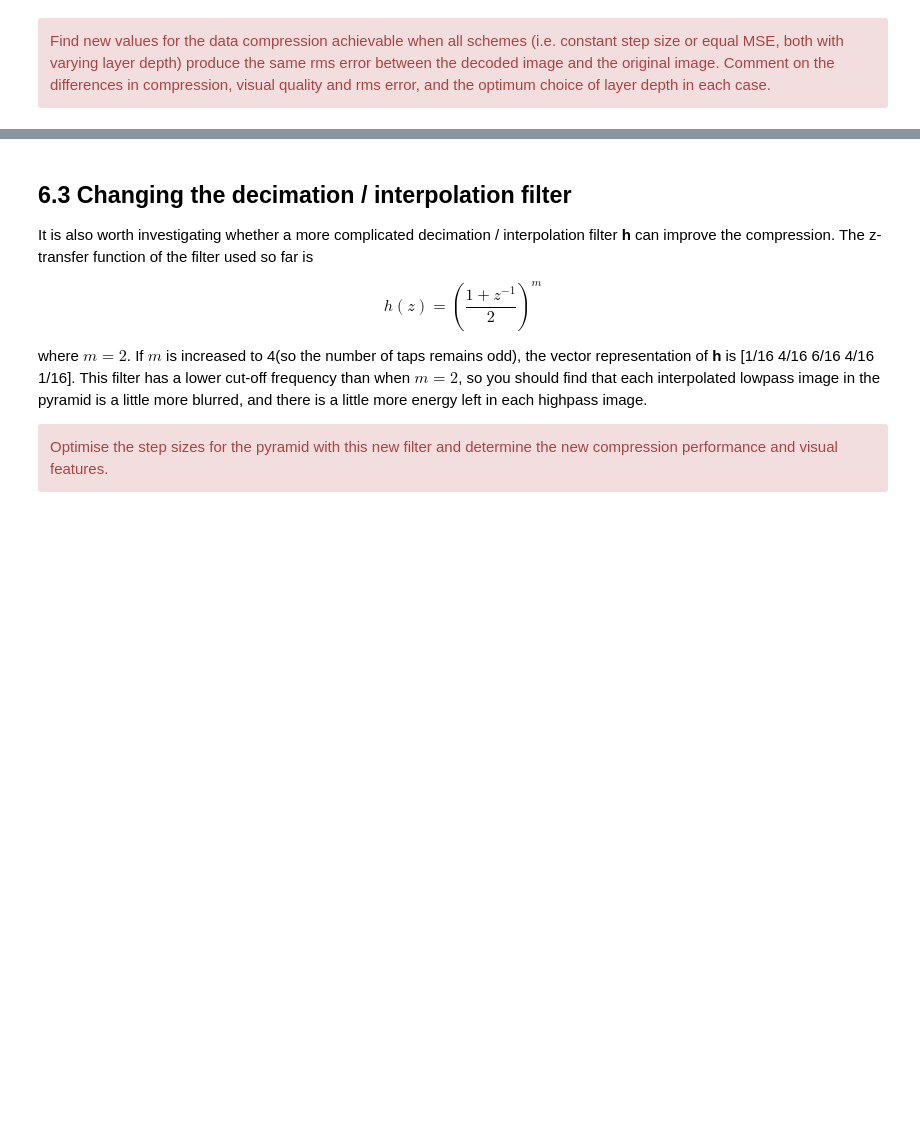
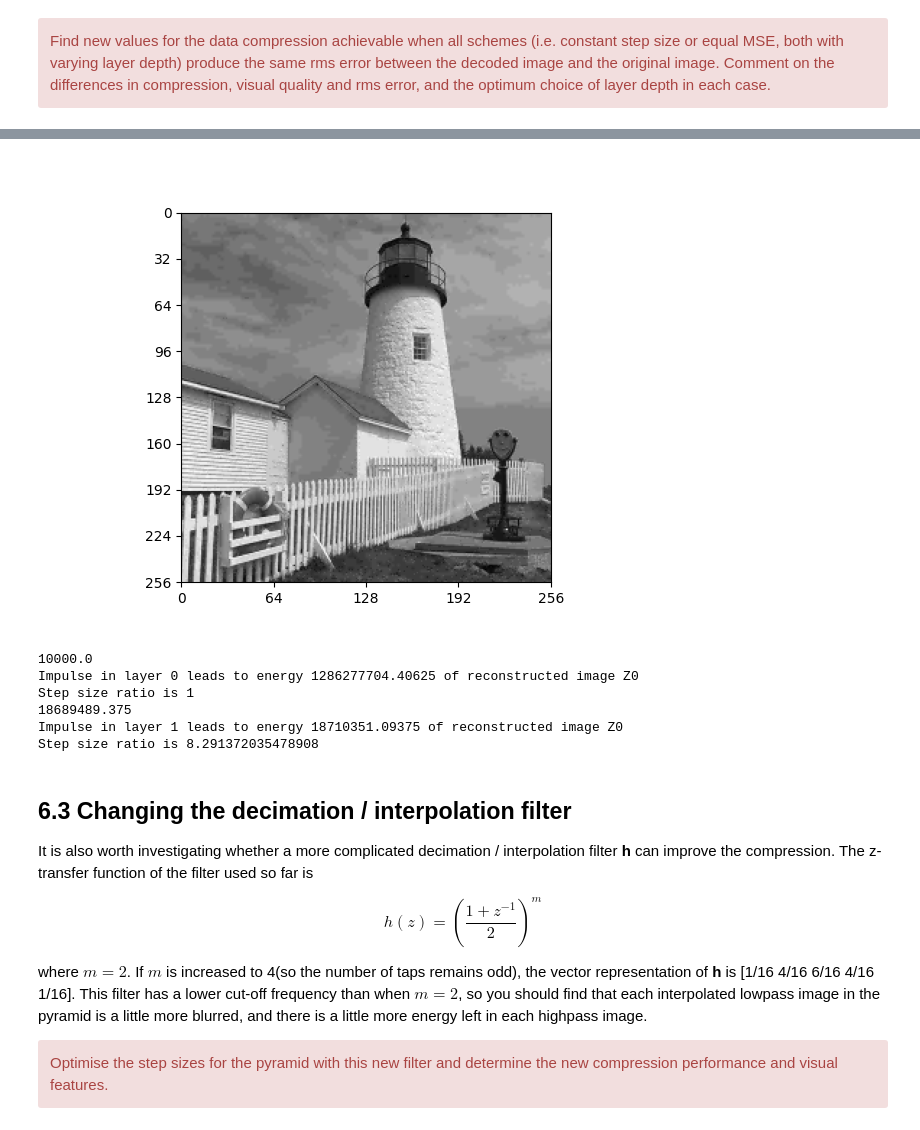
Before and after one commit to a-haber/cued_sf2_lab, a Jupyter notebook: 6-laplacian-pyramid.ipynb, the cells around one changed output, grey strips where cells are left out. Saved outputs shown, nothing was run; the diff lists cells and outputs as text; code cells hidden in the pictures; blank space fills up the shorter version.

```diff
--- a/6-laplacian-pyramid.ipynb
+++ b/6-laplacian-pyramid.ipynb
@@ -483,0 +820,9 @@ Find new values for the data compression achievable when all schemes (i.e. const
+# %%
+# 1-layer pyramid with mse
+mse_args = [quantise(img, s) for img, s in zip(imagesY, mse_step_sizes[1][:-1])]
+mse_args.append(quantise(X1, mse_step_sizes[1][-1]))
+decoded = pyNdec(mse_args[:-1], mse_args[-1], h)[-1]
+fig, ax = plt.subplots()
+plot_image(decoded, ax=ax);
+# %% [output]
+[figure, added]
@@ -483,0 +841,25 @@ Find new values for the data compression achievable when all schemes (i.e. const
+# %%
+ref = 1
+
+for i in range(2):
+    pyramidArgs = [Y0, X1]
+    impulseImg = generateImpulse(int(256/2**i))
+    pyramidArgs[i] = impulseImg
+
+    reconstructed = pyramidArgs[0] + rowint(rowint(pyramidArgs[1], 2*h).T, 2*h).T
+    reconstructed_energy = np.sum(reconstructed**2.0)
+    print(np.sum(pyramidArgs[0]**2))
+    print("Impulse in layer", i ,"leads to energy", reconstructed_energy, "of reconstructed image Z0")
+    if i == 0:
+        step_size_ratio = 1
+        ref = 1 / np.sqrt(reconstructed_energy)
+    else:
+        step_size_ratio = 1 / (ref * np.sqrt(reconstructed_energy))
+    print("Step size ratio is", step_size_ratio)
+# %% [output]
+10000.0
+Impulse in layer 0 leads to energy 1286277704.40625 of reconstructed image Z0
+Step size ratio is 1
+18689489.375
+Impulse in layer 1 leads to energy 18710351.09375 of reconstructed image Z0
+Step size ratio is 8.291372035478908
```
Also changed, not shown: parts of 30 cells of this notebook.
